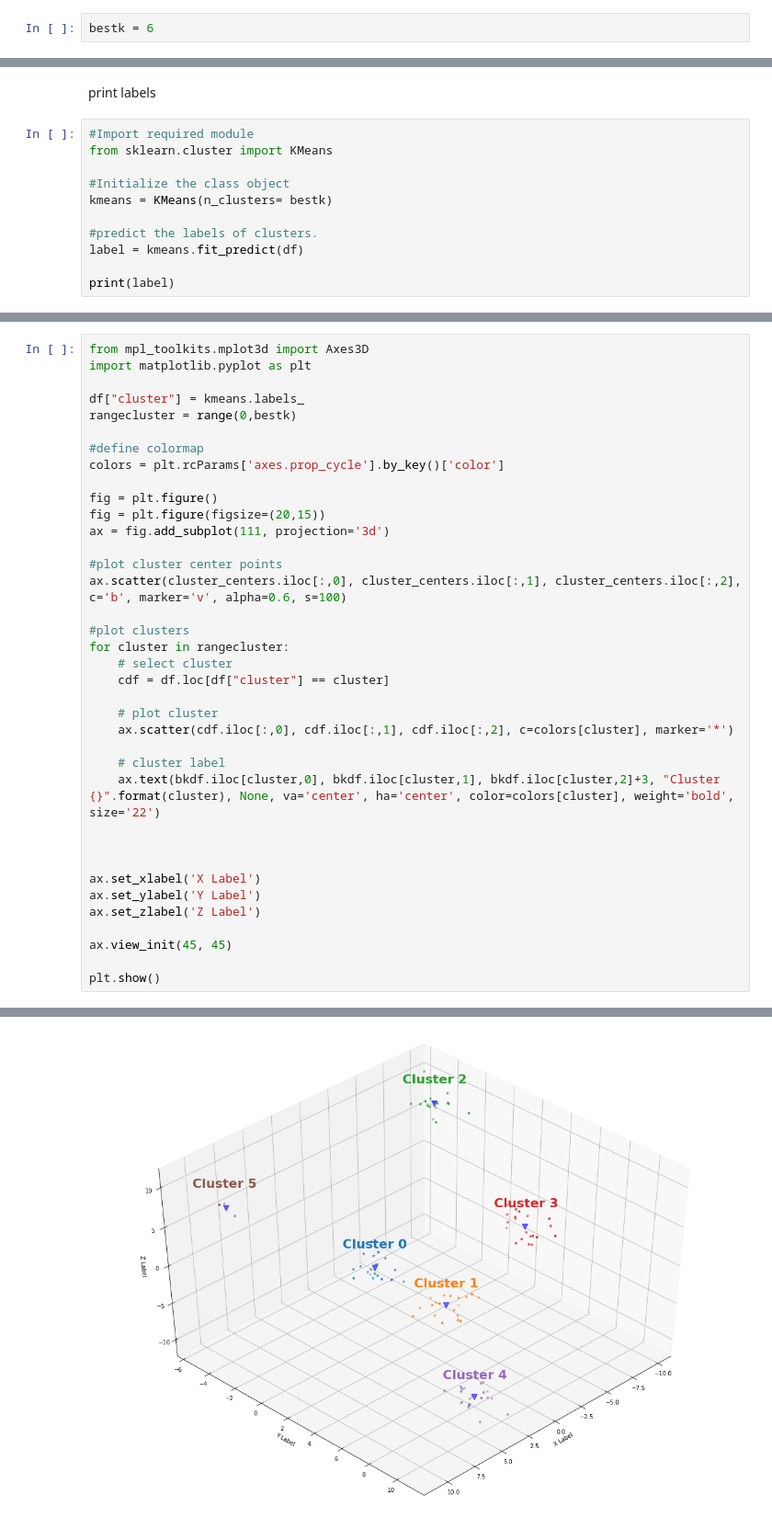
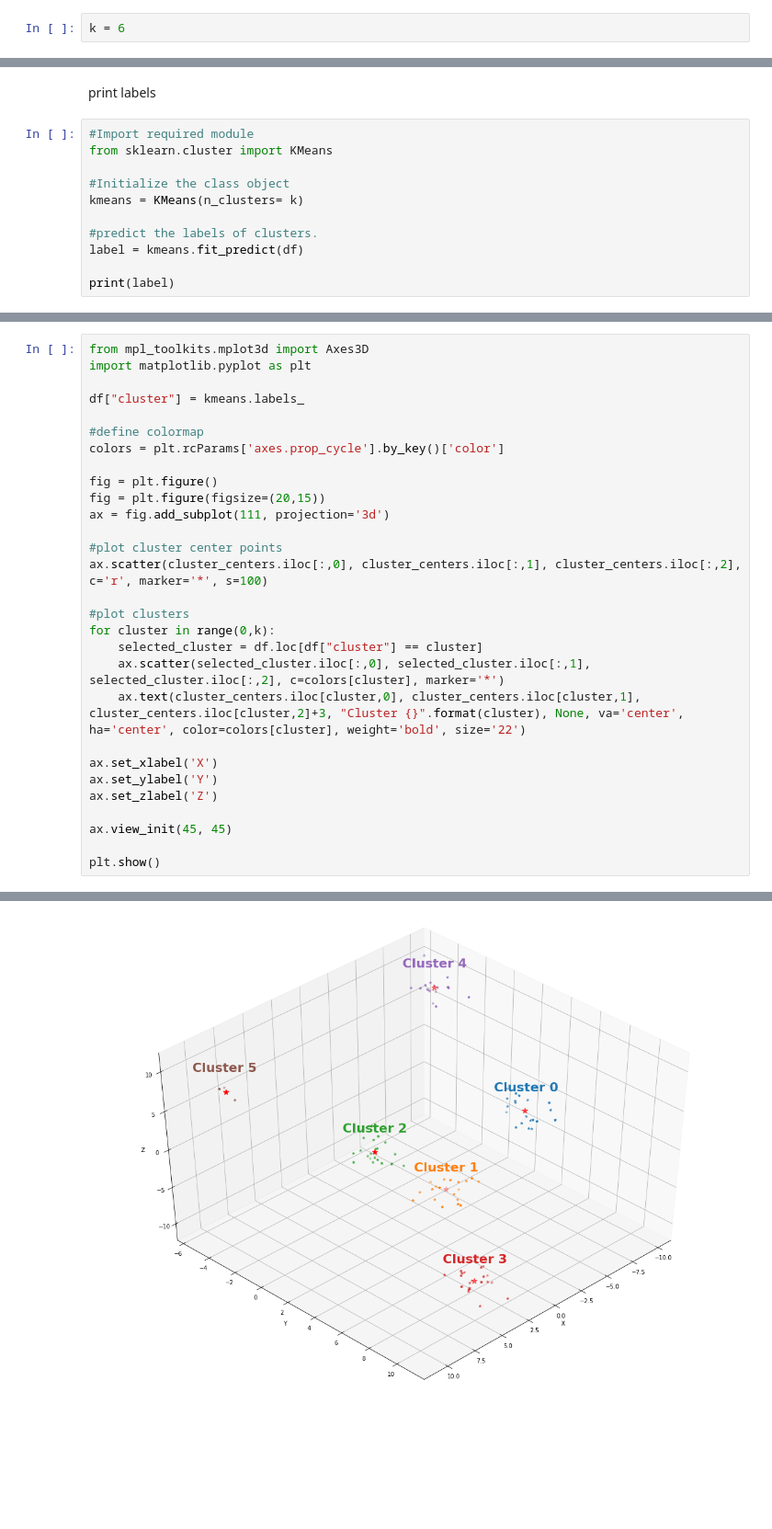
Before and after one commit to slimouGit/ds-repository, a Jupyter notebook: Exercise_12/Exercise_01_CLU.ipynb, the cells around one changed output, grey strips where cells are left out. Shown at 92% size. Cells and saved outputs as stored; diff of their text form; blank space fills up the shorter version.

```diff
--- a/Exercise_12/Exercise_01_CLU.ipynb
+++ b/Exercise_12/Exercise_01_CLU.ipynb
@@ -44,5 +60,5 @@ best k
 # %%
-bestk = 6
+k = 6
 # %% [markdown]
 # B) Can you print the clustering vector?
 # %% [markdown]
@@ -52,7 +68,7 @@ print labels
 from sklearn.cluster import KMeans
 
 #Initialize the class object
-kmeans = KMeans(n_clusters= bestk)
+kmeans = KMeans(n_clusters= k)
 
 #predict the labels of clusters.
 label = kmeans.fit_predict(df)
@@ -79,40 +95,32 @@ Cluster center-coordinates:
 # %%
 from mpl_toolkits.mplot3d import Axes3D
 import matplotlib.pyplot as plt
 
 df["cluster"] = kmeans.labels_
-rangecluster = range(0,bestk)
 
 #define colormap
 colors = plt.rcParams['axes.prop_cycle'].by_key()['color']
 
 fig = plt.figure()
 fig = plt.figure(figsize=(20,15))
 ax = fig.add_subplot(111, projection='3d')
 
 #plot cluster center points
-ax.scatter(cluster_centers.iloc[:,0], cluster_centers.iloc[:,1], cluster_centers.iloc[:,2], c='b', marker='v', alpha=0.6, s=100)
+ax.scatter(cluster_centers.iloc[:,0], cluster_centers.iloc[:,1], cluster_centers.iloc[:,2], c='r', marker='*', s=100)
 
 #plot clusters
-for cluster in rangecluster:
-    # select cluster
-    cdf = df.loc[df["cluster"] == cluster]
+for cluster in range(0,k):
+    selected_cluster = df.loc[df["cluster"] == cluster]
+    ax.scatter(selected_cluster.iloc[:,0], selected_cluster.iloc[:,1], selected_cluster.iloc[:,2], c=colors[cluster], marker='*')
+    ax.text(cluster_centers.iloc[cluster,0], cluster_centers.iloc[cluster,1], cluster_centers.iloc[cluster,2]+3, "Cluster {}".format(cluster), None, va='center', ha='center', color=colors[cluster], weight='bold', size='22')
 
-    # plot cluster
-    ax.scatter(cdf.iloc[:,0], cdf.iloc[:,1], cdf.iloc[:,2], c=colors[cluster], marker='*')
-
-    # cluster label
-    ax.text(bkdf.iloc[cluster,0], bkdf.iloc[cluster,1], bkdf.iloc[cluster,2]+3, "Cluster {}".format(cluster), None, va='center', ha='center', color=colors[cluster], weight='bold', size='22')
-
-
-
-ax.set_xlabel('X Label')
-ax.set_ylabel('Y Label')
-ax.set_zlabel('Z Label')
+ax.set_xlabel('X')
+ax.set_ylabel('Y')
+ax.set_zlabel('Z')
 
 ax.view_init(45, 45)
 
 plt.show()
 # %% [output]
 <Figure size 432x288 with 0 Axes>
-[figure, old version]
+[figure, new version]
```
Also changed, not shown: parts of 7 cells of this notebook, 1 other file.
